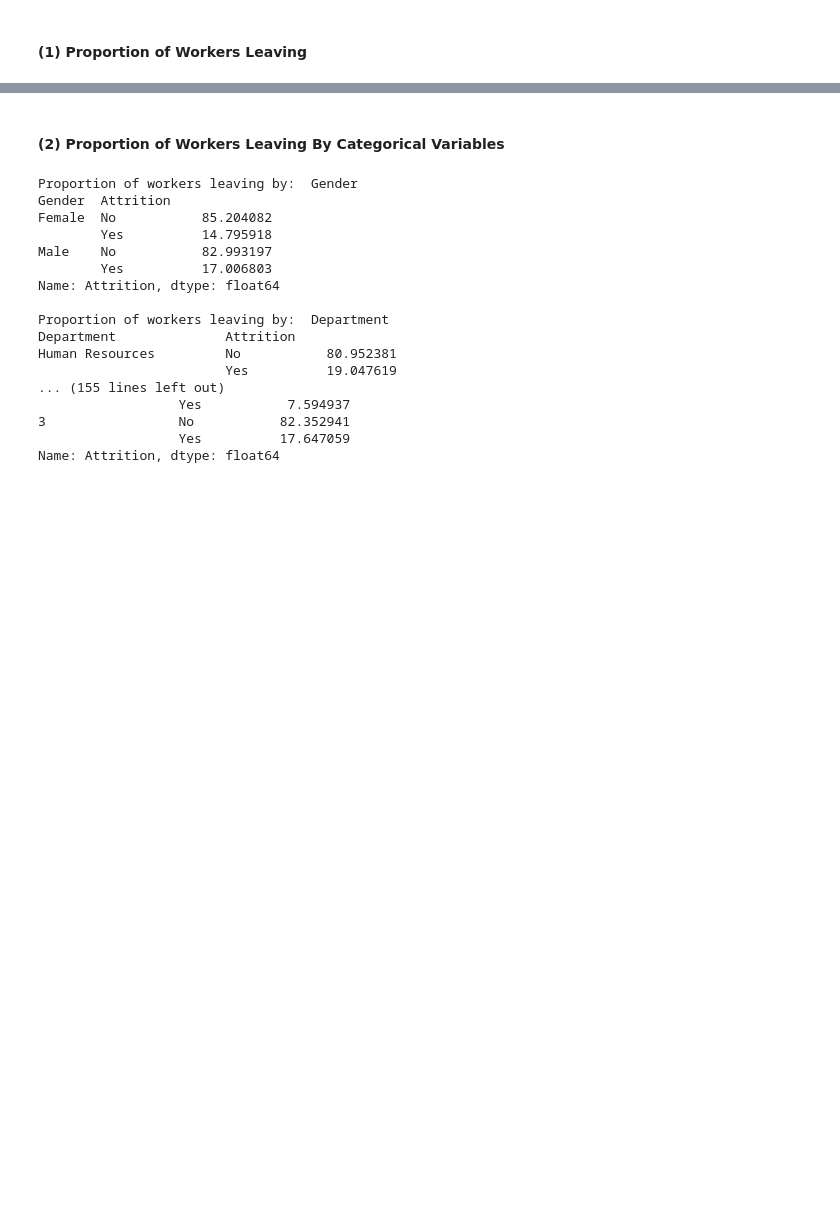
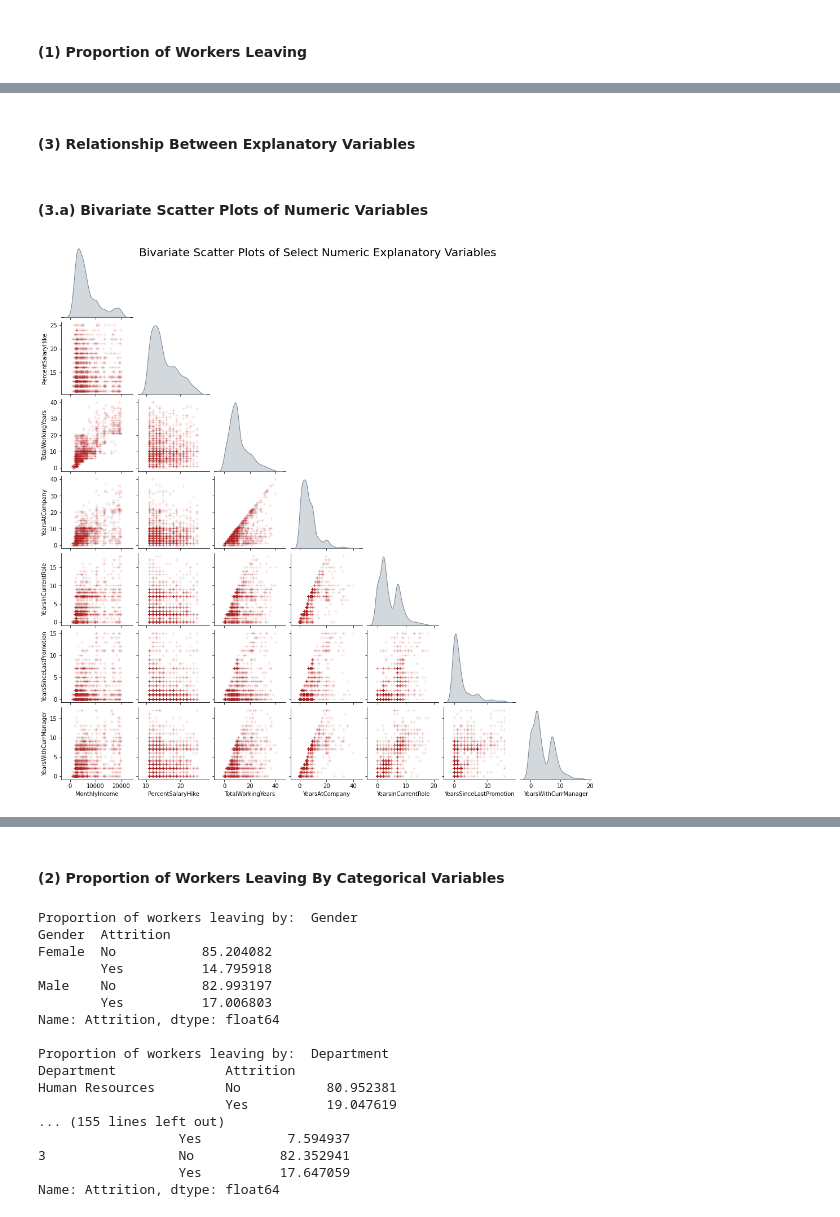
Before and after one commit to SouravSinhas/Employee-Turnover-Prediction, a Jupyter notebook: notebooks/Employee_Churn_Prediction_IBM_ExploratoryAnalyses.ipynb, the cells around one changed output, grey strips where cells are left out. Cells and saved outputs as stored; diff of their text form; code cells hidden in the pictures; blank space fills up the shorter version.

```diff
--- a/notebooks/Employee_Churn_Prediction_IBM_ExploratoryAnalyses.ipynb
+++ b/notebooks/Employee_Churn_Prediction_IBM_ExploratoryAnalyses.ipynb
@@ -93,0 +214,14 @@ Name: Attrition, dtype: float64
+# %% [markdown]
+#### (3) Relationship Between Explanatory Variables
+# %% [markdown]
+#### (3.a) Bivariate Scatter Plots of Numeric Variables
+# %%
+# Pair-wise Scatter Plots of selected numeric variables
+selectnumvarlist = ['MonthlyIncome','PercentSalaryHike','TotalWorkingYears','YearsAtCompany',
+                    'YearsInCurrentRole','YearsSinceLastPromotion','YearsWithCurrManager']
+g = sns.pairplot(IBMData[selectnumvarlist], markers = '+', height = 2., aspect = 1., corner = True,
+                 diag_kind = 'kde', plot_kws={'color':'firebrick','alpha':0.3}, diag_kws={'color':'slategrey','alpha':0.3})
+g.fig.suptitle('Bivariate Scatter Plots of Select Numeric Explanatory Variables', fontsize = 20)
+g.fig.savefig(os.path.join(graphpath,'BivariateNumericVars.png'))
+# %% [output]
+[figure, added]
```
Also changed, not shown: parts of 21 cells of this notebook, 6 other files.
